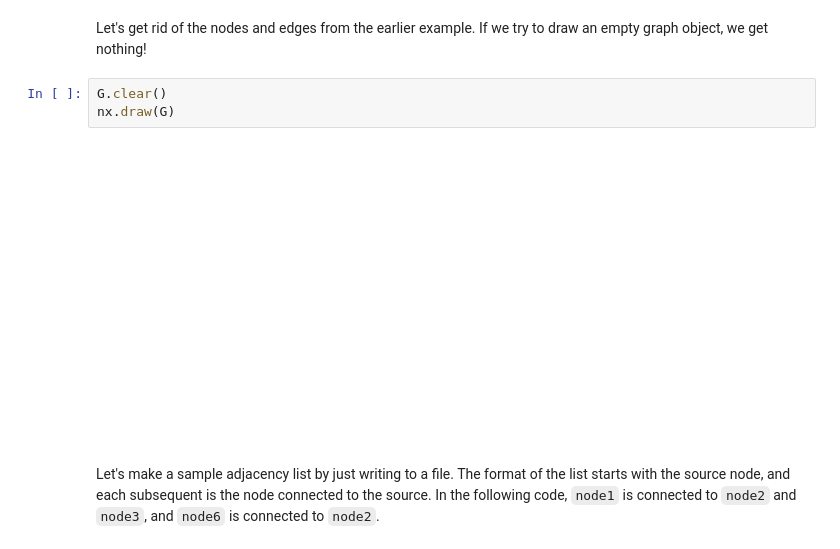
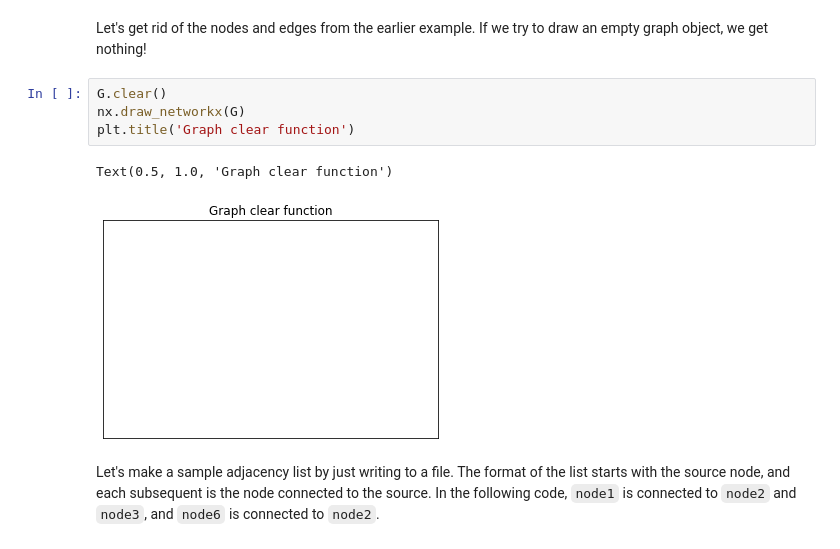
Before and after one commit to hollybossart/networkX_tutorial, a Jupyter notebook: networkX_tutorial.ipynb, the cells around one changed output. Cells and saved outputs as stored; diff of their text form.

```diff
--- a/networkX_tutorial.ipynb
+++ b/networkX_tutorial.ipynb
@@ -59,9 +63,11 @@ One can remove nodes and edges from the graph in a similar fashion to adding. Us
 Let's get rid of the nodes and edges from the earlier example. If we try to draw an empty graph object, we get nothing!
 # %%
 G.clear()
-nx.draw(G)
+nx.draw_networkx(G)
+plt.title('Graph clear function')
 # %% [output]
+Text(0.5, 1.0, 'Graph clear function')
-[figure, old version]
+[figure, new version]
 # %% [markdown]
 Let's make a sample adjacency list by just writing to a file. The format of the list starts with the source node, and each subsequent is the node connected to the source. In the following code, `node1` is connected to `node2` and `node3`, and `node6` is connected to `node2`.
 # %%
```
Also changed, not shown: parts of 39 cells of this notebook.
